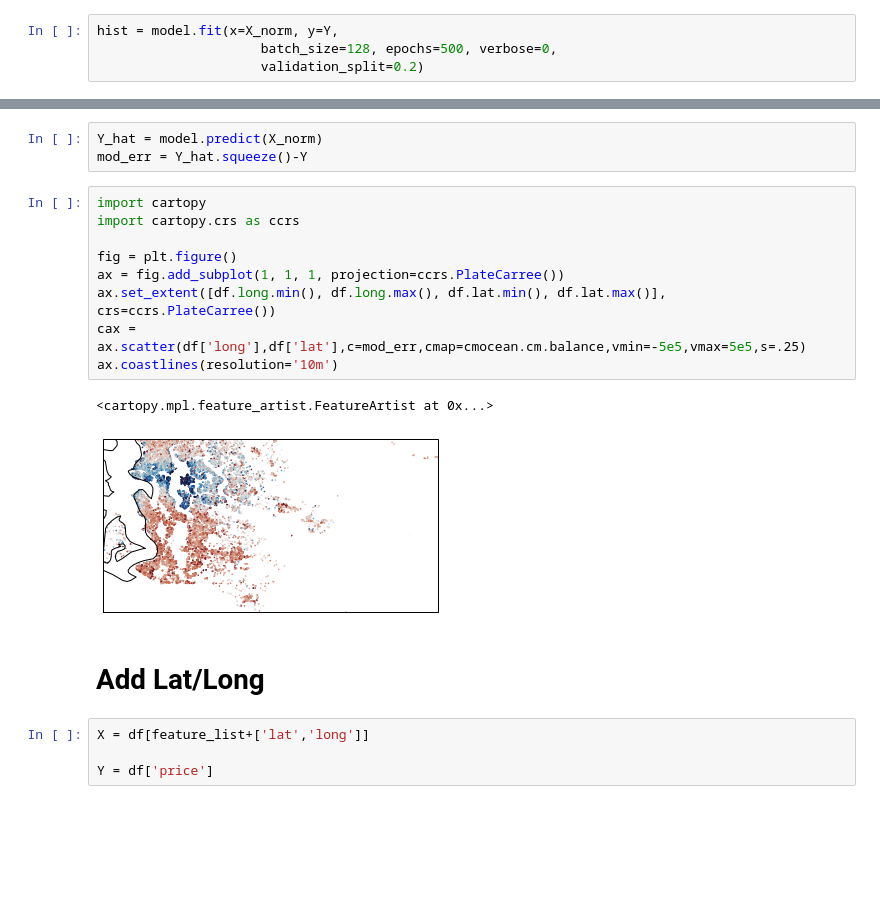
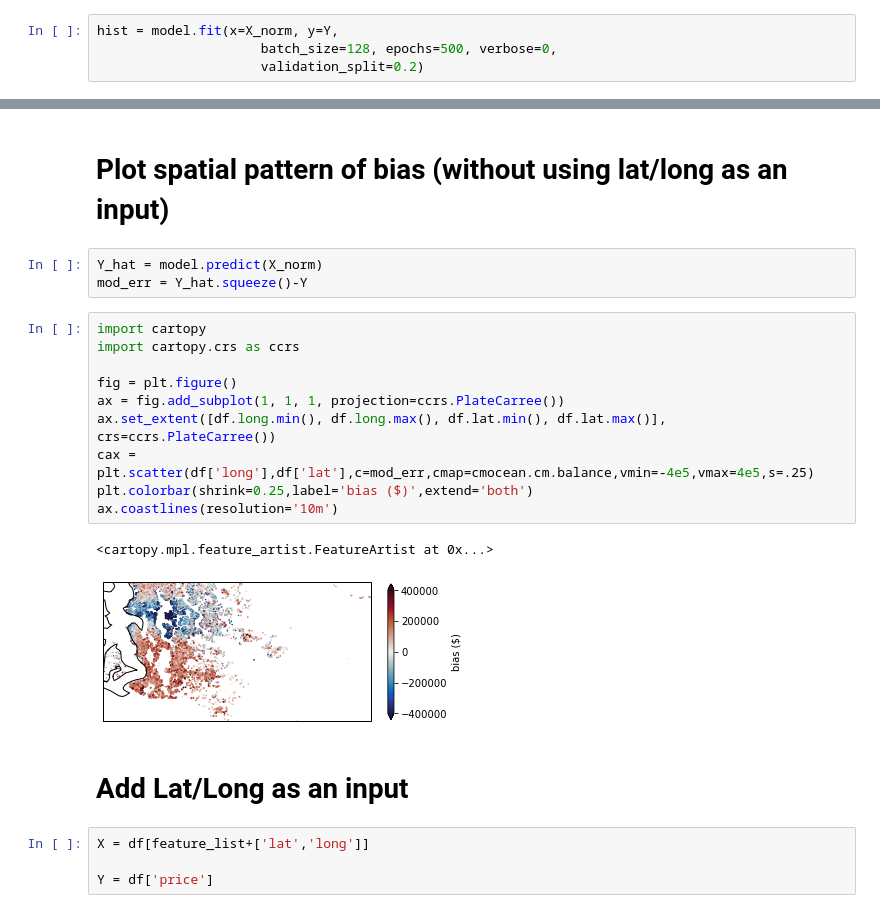
Before and after one commit to sridge/ml-practice, a Jupyter notebook: HousingPrices.ipynb, the cells around one changed output, grey strips where cells are left out. Saved outputs shown, nothing was run; the diff lists cells and outputs as text; blank space fills up the shorter version.

```diff
--- a/HousingPrices.ipynb
+++ b/HousingPrices.ipynb
@@ -165,20 +167,23 @@ plot_hist(hist.history)
+# %% [markdown]
+# Plot spatial pattern of bias (without using lat/long as an input)
 # %%
 Y_hat = model.predict(X_norm)
 mod_err = Y_hat.squeeze()-Y
 # %%
 import cartopy
 import cartopy.crs as ccrs
 
 fig = plt.figure()
 ax = fig.add_subplot(1, 1, 1, projection=ccrs.PlateCarree())
 ax.set_extent([df.long.min(), df.long.max(), df.lat.min(), df.lat.max()], crs=ccrs.PlateCarree())
-cax = ax.scatter(df['long'],df['lat'],c=mod_err,cmap=cmocean.cm.balance,vmin=-5e5,vmax=5e5,s=.25)
+cax = plt.scatter(df['long'],df['lat'],c=mod_err,cmap=cmocean.cm.balance,vmin=-4e5,vmax=4e5,s=.25)
+plt.colorbar(shrink=0.25,label='bias ($)',extend='both')
 ax.coastlines(resolution='10m')
 # %% [output]
 <cartopy.mpl.feature_artist.FeatureArtist at 0x...>
-[figure, old version]
+[figure, new version]
 # %% [markdown]
-# Add Lat/Long
+# Add Lat/Long as an input
 # %%
 X = df[feature_list+['lat','long']]
 
```
Also changed, not shown: parts of 13 cells of this notebook.
